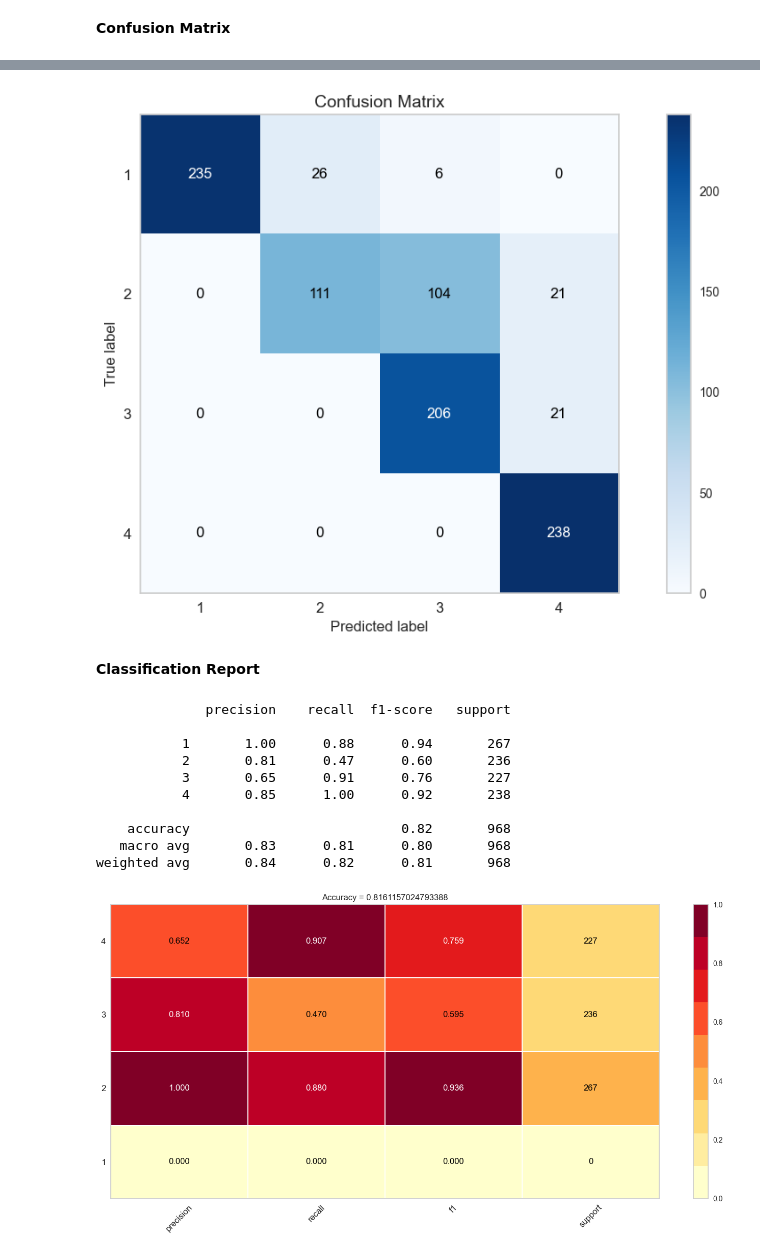
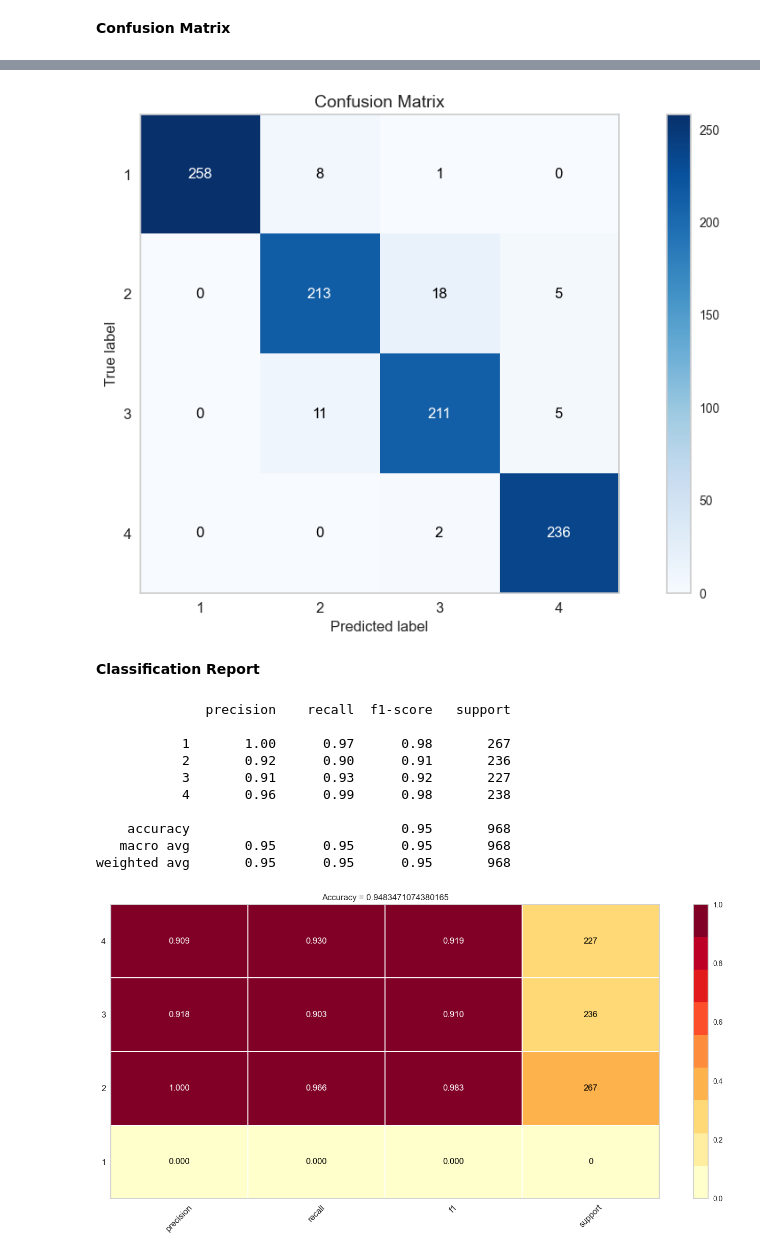
Before and after one commit to Prakashdeveloper03/AI.ML, a Jupyter notebook: Lab 05/notebooks/solution 1.ipynb, the cells around one changed output, grey strips where cells are left out. Saved outputs shown, nothing was run; the diff lists cells and outputs as text; code cells hidden in the pictures.

```diff
--- a/Lab 05/notebooks/solution 1.ipynb
+++ b/Lab 05/notebooks/solution 1.ipynb
@@ -205,7 +205,7 @@ plt.show()
 from yellowbrick.target import FeatureCorrelation
 
 plt.figure(figsize=(14, 7))
-visualizer = FeatureCorrelation(method="pearson", sort=True)
+visualizer = FeatureCorrelation(method="mutual_info-classification", sort=True)
 visualizer.fit(X, y)
 visualizer.show()
 plt.show()
@@ -236,6 +236,6 @@ from sklearn.metrics import (
     classification_report,
 )
 # %%
-model = DecisionTreeClassifier(criterion="gini", max_depth=4, random_state=42)
+model = DecisionTreeClassifier(criterion="entropy", max_depth=7, random_state=42)
 model.fit(X_train, y_train)
 # %% [output]
@@ -290,7 +288,7 @@ plot_confusion_matrix(
 )
 plt.show()
 # %% [output]
-[figure, old version]
+[figure, new version]
 # %% [markdown]
 **Classification Report**
 # %%
@@ -298,27 +296,27 @@ print(classification_report(y_test, y_pred))
 # %% [output]
               precision    recall  f1-score   support
 
-           1       1.00      0.88      0.94       267
-           2       0.81      0.47      0.60       236
-           3       0.65      0.91      0.76       227
-           4       0.85      1.00      0.92       238
+           1       1.00      0.97      0.98       267
+           2       0.92      0.90      0.91       236
+           3       0.91      0.93      0.92       227
+           4       0.96      0.99      0.98       238
 
-    accuracy                           0.82       968
-   macro avg       0.83      0.81      0.80       968
-weighted avg       0.84      0.82      0.81       968
+    accuracy                           0.95       968
+   macro avg       0.95      0.95      0.95       968
+weighted avg       0.95      0.95      0.95       968
 # %%
 from yellowbrick.classifier import classification_report
 
 plt.figure(figsize=(14, 7))
 visualizer = classification_report(
     model,
     X_train,
     y_train,
     X_test,
     y_test,
     support=True,
-    title=f"Accuracy = {str(accuracy_score(y_test, y_pred))}",
+    title=f"Accuracy = {accuracy_score(y_test, y_pred)}",
 )
 plt.show()
 # %% [output]
-[figure, old version]
+[figure, new version]
```
Also changed, not shown: parts of 7 cells of this notebook, 6 other files.
